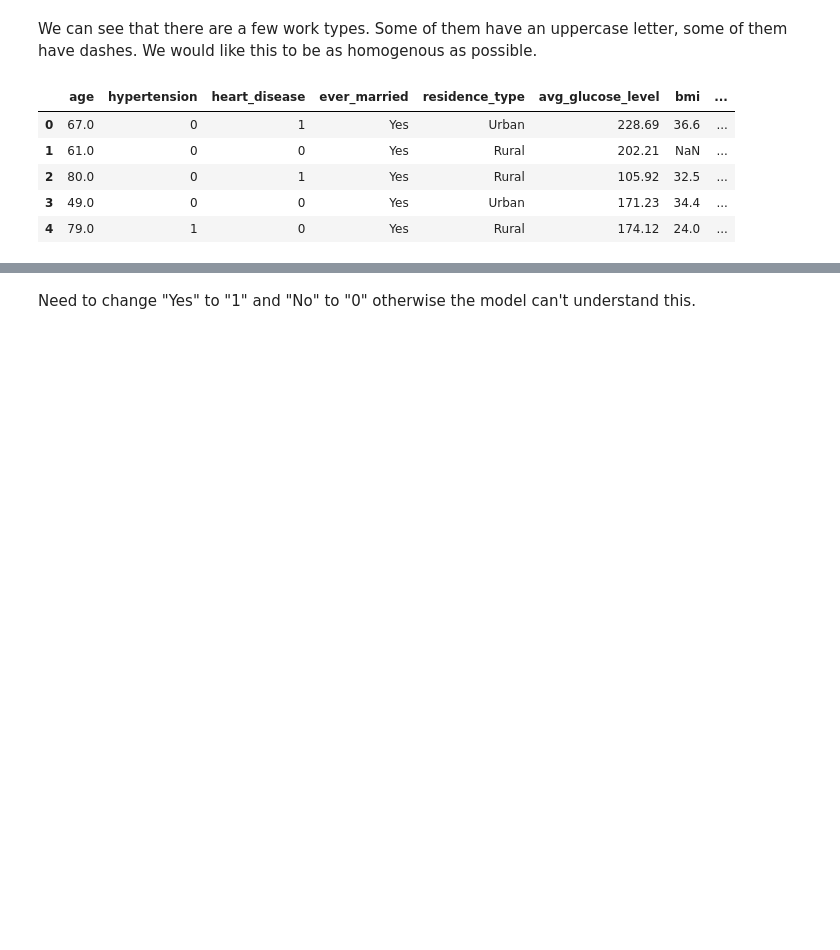
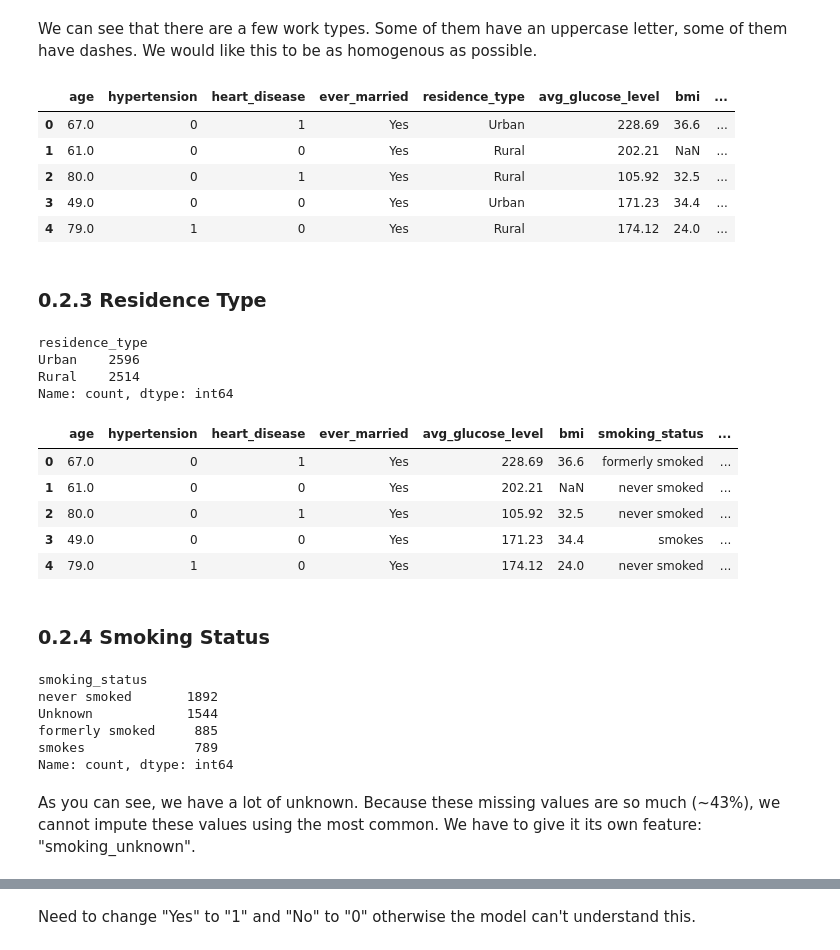
Before and after one commit to Detopall/stroke-prediction, a Jupyter notebook: data_cleaning.ipynb, the cells around one changed output, grey strips where cells are left out. Drawn from its saved outputs; the diff is of its cells as text; code cells hidden in the pictures; blank space fills up the shorter version.

Commit message:
add: OHE of residence type, smoking status, added: handling missing data. modified the ever_married cel

```diff
--- a/data_cleaning.ipynb
+++ b/data_cleaning.ipynb
@@ -128,3 +128,46 @@ df_work.head()
 | 2 | 80.0 | 0 | 1 | Yes | Rural | 105.92 | 32.5 | ... |
 | 3 | 49.0 | 0 | 0 | Yes | Urban | 171.23 | 34.4 | ... |
 | 4 | 79.0 | 1 | 0 | Yes | Rural | 174.12 | 24.0 | ... |
+# %% [markdown]
+### 0.2.3 Residence Type
+# %%
+df_residence = df_work.copy()
+
+df_residence['residence_type'].value_counts()
+# %% [output]
+residence_type
+Urban    2596
+Rural    2514
+Name: count, dtype: int64
+# %%
+df_residence = pd.get_dummies(df_residence, columns=['residence_type'])
+
+df_residence.columns = df_residence.columns.str.lower()
+
+# Convert boolean columns to integers (0s and 1s).
+boolean_columns = df_residence.select_dtypes(include=bool).columns
+df_residence[boolean_columns] = df_residence[boolean_columns].astype(int)
+# %%
+df_residence.head()
+# %% [output]
+|  | age | hypertension | heart_disease | ever_married | avg_glucose_level | bmi | smoking_status | ... |
+| 0 | 67.0 | 0 | 1 | Yes | 228.69 | 36.6 | formerly smoked | ... |
+| 1 | 61.0 | 0 | 0 | Yes | 202.21 | NaN | never smoked | ... |
+| 2 | 80.0 | 0 | 1 | Yes | 105.92 | 32.5 | never smoked | ... |
+| 3 | 49.0 | 0 | 0 | Yes | 171.23 | 34.4 | smokes | ... |
+| 4 | 79.0 | 1 | 0 | Yes | 174.12 | 24.0 | never smoked | ... |
+# %% [markdown]
+### 0.2.4 Smoking Status
+# %%
+df_smoking = df_residence.copy()
+
+df_smoking['smoking_status'].value_counts()
+# %% [output]
+smoking_status
+never smoked       1892
+Unknown            1544
+formerly smoked     885
+smokes              789
+Name: count, dtype: int64
+# %% [markdown]
+As you can see, we have a lot of unknown. Because these missing values are so much (~43%), we cannot impute these values using the most common. We have to give it its own feature: "smoking_unknown".
```
Also changed, not shown: parts of 8 cells of this notebook.
